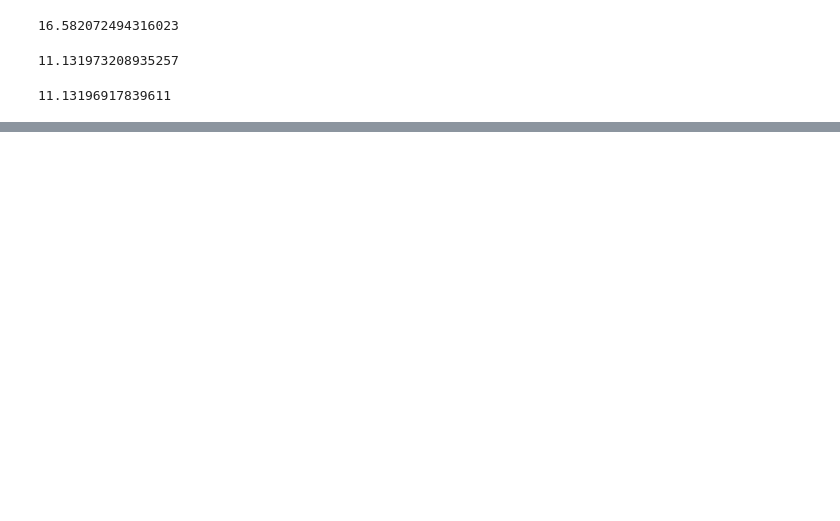
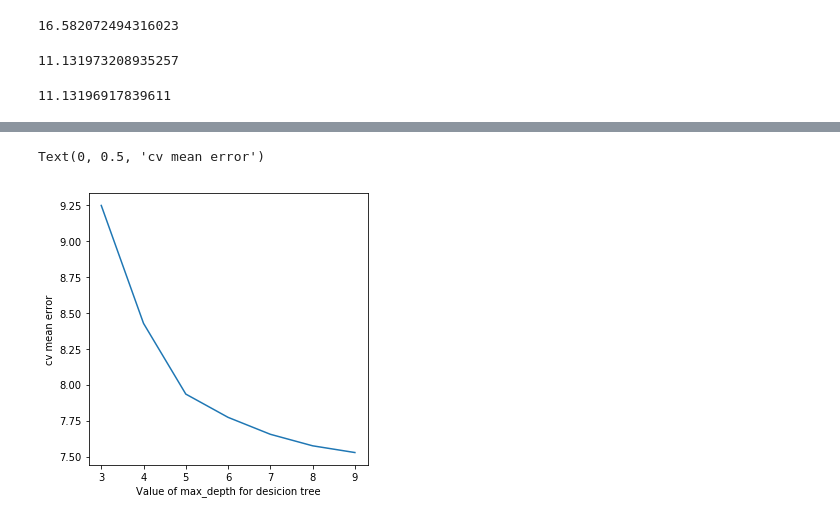
Before and after one commit to RoiPeleg/Datavis-project, a Jupyter notebook: concrete.ipynb, the cells around one changed output, grey strips where cells are left out. Cells and saved outputs as stored; diff of their text form; code cells hidden in the pictures; blank space fills up the shorter version.

```diff
--- a/concrete.ipynb
+++ b/concrete.ipynb
@@ -80,0 +95,15 @@ print(np.sqrt(-cross_val_score(regr, x, y, cv=10, scoring='neg_mean_squared_erro
+# %%
+from sklearn.ensemble import AdaBoostRegressor
+d_range = list(range(3, 10))
+d_scores = []
+for d in d_range:
+    ada = AdaBoostRegressor(DecisionTreeRegressor(max_depth=d))
+    d_scores.append(np.sqrt(-cross_val_score(ada, x, y, cv=10, scoring='neg_mean_squared_error')).mean())
+
+
+plt.plot(d_range, d_scores)
+plt.xlabel('Value of max_depth for desicion tree')
+plt.ylabel('cv mean error')
+# %% [output]
+Text(0, 0.5, 'cv mean error')
+[figure, added]
```
Also changed, not shown: parts of 7 cells of this notebook.
